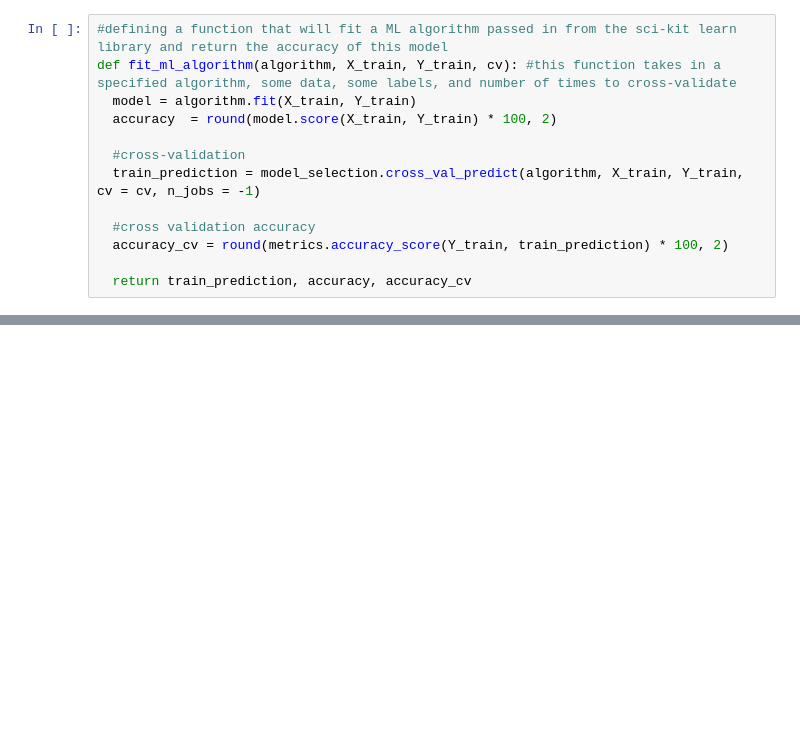
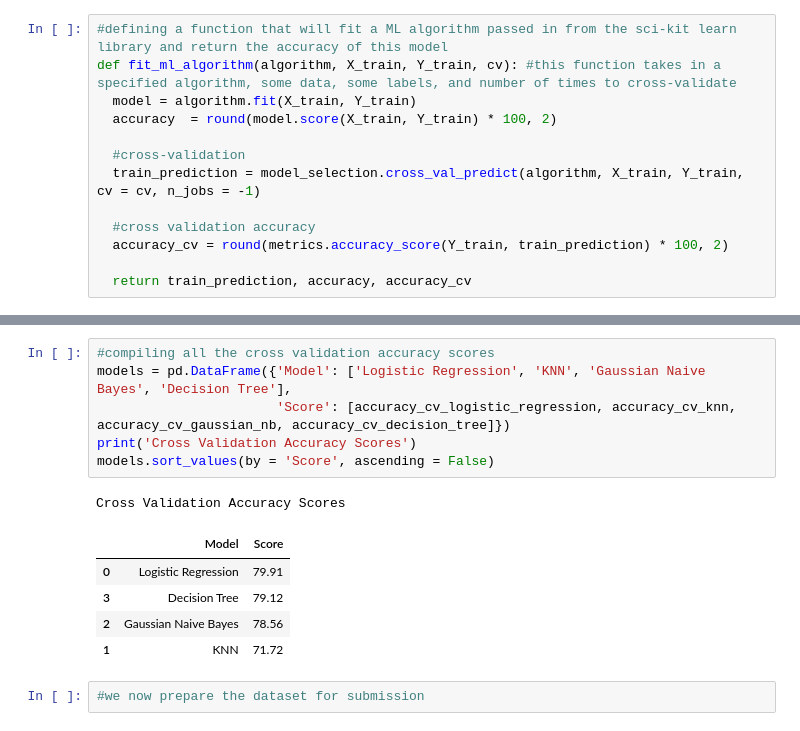
Before and after one commit to abhivadali13/titanic-ML, a Jupyter notebook: titanic_script.ipynb, the cells around one changed output, grey strips where cells are left out. Cells and saved outputs as stored; diff of their text form; blank space fills up the shorter version.

```diff
--- a/titanic_script.ipynb
+++ b/titanic_script.ipynb
@@ -661,0 +675,15 @@ Running Time: 0:00:00.085618
+# %%
+#compiling all the cross validation accuracy scores
+models = pd.DataFrame({'Model': ['Logistic Regression', 'KNN', 'Gaussian Naive Bayes', 'Decision Tree'],
+                       'Score': [accuracy_cv_logistic_regression, accuracy_cv_knn, accuracy_cv_gaussian_nb, accuracy_cv_decision_tree]})
+print('Cross Validation Accuracy Scores')
+models.sort_values(by = 'Score', ascending = False)
+# %% [output]
+Cross Validation Accuracy Scores
+|  | Model | Score |
+| 0 | Logistic Regression | 79.91 |
+| 3 | Decision Tree | 79.12 |
+| 2 | Gaussian Naive Bayes | 78.56 |
+| 1 | KNN | 71.72 |
+# %%
+#we now prepare the dataset for submission
```
Also changed, not shown: parts of 16 cells of this notebook.
